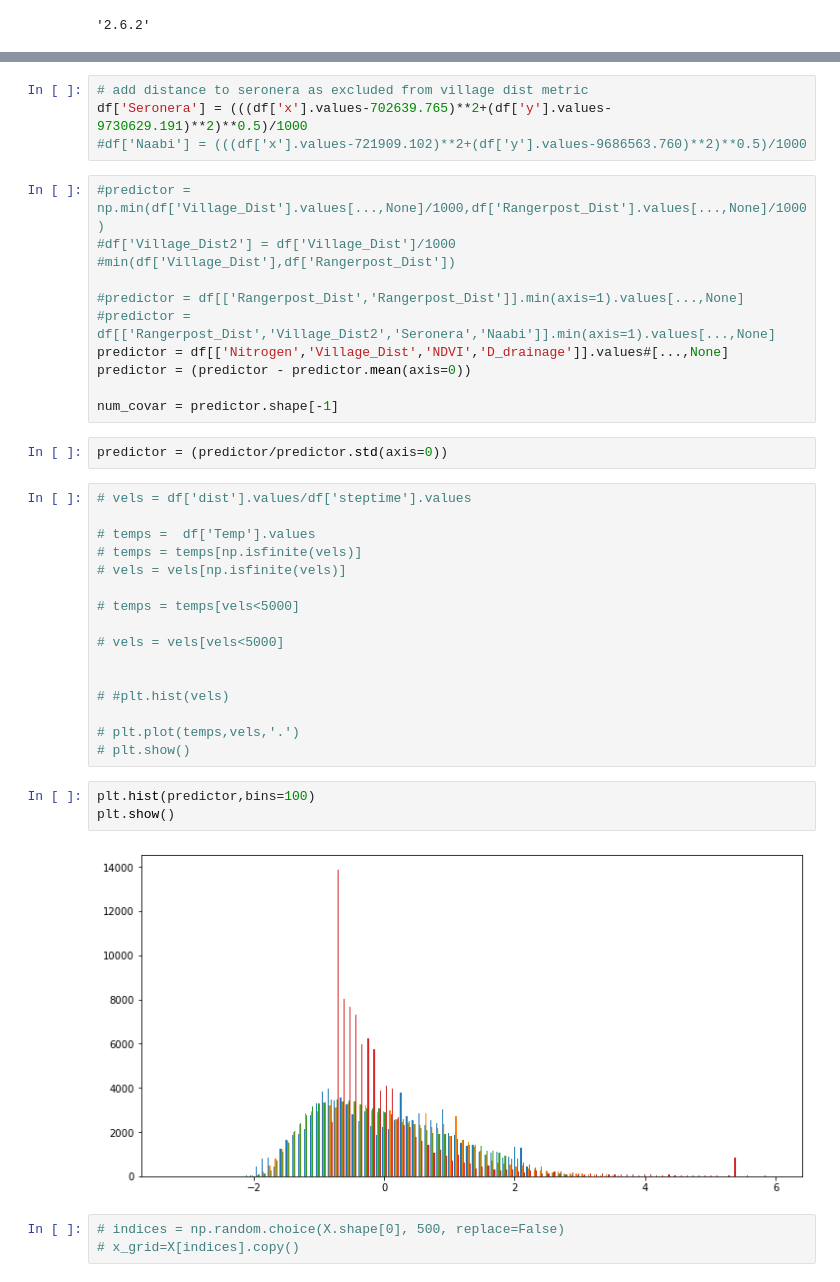
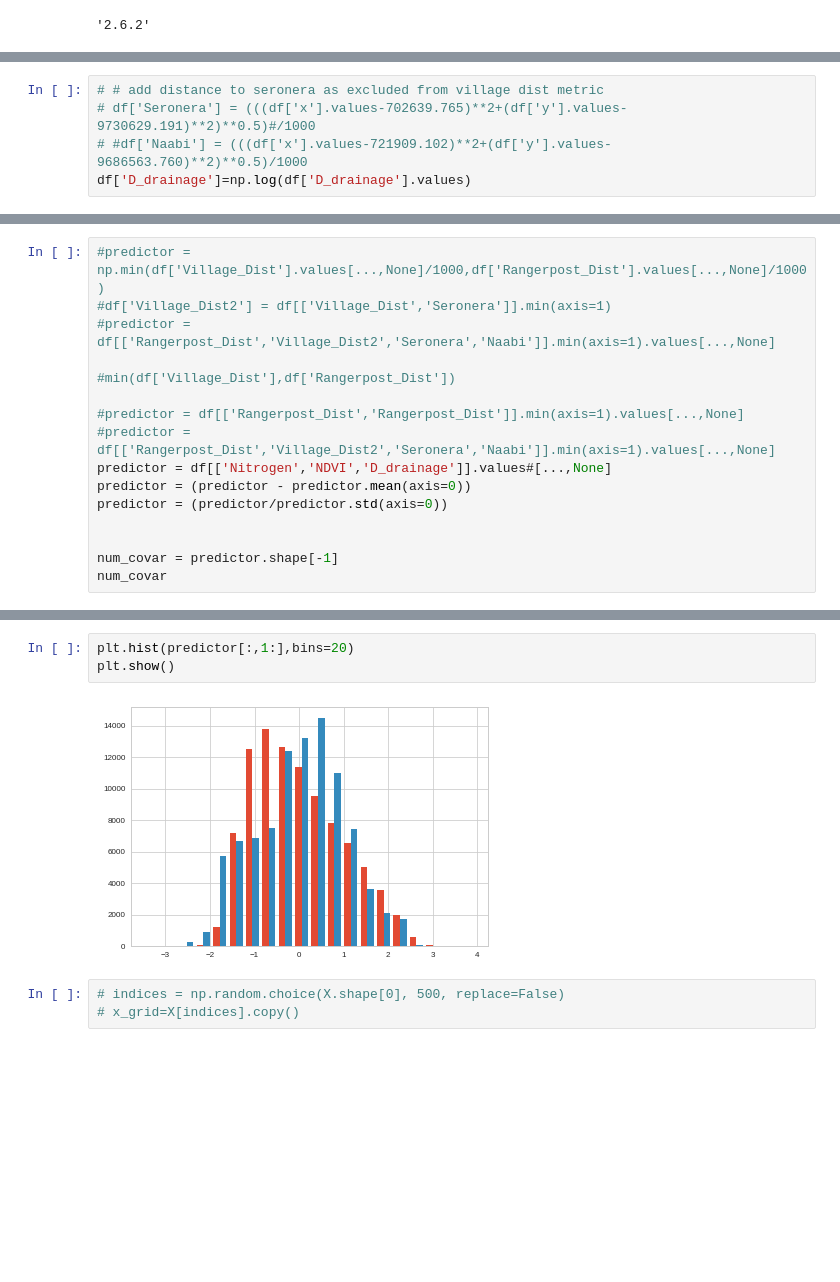
Before and after one commit to ctorney/gp-move-spatial-vi, a Jupyter notebook: serengeti_inference/inference-predictors.ipynb, the cells around one changed output, grey strips where cells are left out. Saved outputs shown, nothing was run; the diff lists cells and outputs as text; blank space fills up the shorter version.

```diff
--- a/serengeti_inference/inference-predictors.ipynb
+++ b/serengeti_inference/inference-predictors.ipynb
@@ -157,0 +247,5 @@ num_inducing_points_
+# %%
+# # add distance to seronera as excluded from village dist metric
+# df['Seronera'] = (((df['x'].values-702639.765)**2+(df['y'].values-9730629.191)**2)**0.5)#/1000
+# #df['Naabi'] = (((df['x'].values-721909.102)**2+(df['y'].values-9686563.760)**2)**0.5)/1000
+df['D_drainage']=np.log(df['D_drainage'].values)
@@ -157,0 +254,16 @@ num_inducing_points_
+# %%
+#predictor = np.min(df['Village_Dist'].values[...,None]/1000,df['Rangerpost_Dist'].values[...,None]/1000)
+#df['Village_Dist2'] = df[['Village_Dist','Seronera']].min(axis=1)
+#predictor = df[['Rangerpost_Dist','Village_Dist2','Seronera','Naabi']].min(axis=1).values[...,None]
+
+#min(df['Village_Dist'],df['Rangerpost_Dist'])
+
+#predictor = df[['Rangerpost_Dist','Rangerpost_Dist']].min(axis=1).values[...,None]
+#predictor = df[['Rangerpost_Dist','Village_Dist2','Seronera','Naabi']].min(axis=1).values[...,None]
+predictor = df[['Nitrogen','NDVI','D_drainage']].values#[...,None]
+predictor = (predictor - predictor.mean(axis=0))
+predictor = (predictor/predictor.std(axis=0))
+
+
+num_covar = predictor.shape[-1]
+num_covar
@@ -174,41 +276,8 @@ df
-# %%
-# add distance to seronera as excluded from village dist metric
-df['Seronera'] = (((df['x'].values-702639.765)**2+(df['y'].values-9730629.191)**2)**0.5)/1000
-#df['Naabi'] = (((df['x'].values-721909.102)**2+(df['y'].values-9686563.760)**2)**0.5)/1000
-# %%
-#predictor = np.min(df['Village_Dist'].values[...,None]/1000,df['Rangerpost_Dist'].values[...,None]/1000)
-#df['Village_Dist2'] = df['Village_Dist']/1000
-#min(df['Village_Dist'],df['Rangerpost_Dist'])
-
-#predictor = df[['Rangerpost_Dist','Rangerpost_Dist']].min(axis=1).values[...,None]
-#predictor = df[['Rangerpost_Dist','Village_Dist2','Seronera','Naabi']].min(axis=1).values[...,None]
-predictor = df[['Nitrogen','Village_Dist','NDVI','D_drainage']].values#[...,None]
-predictor = (predictor - predictor.mean(axis=0))
-
-num_covar = predictor.shape[-1]
-# %%
-predictor = (predictor/predictor.std(axis=0))
-# %%
-# vels = df['dist'].values/df['steptime'].values
-
-# temps =  df['Temp'].values
-# temps = temps[np.isfinite(vels)]
-# vels = vels[np.isfinite(vels)]
-
-# temps = temps[vels<5000]
-
-# vels = vels[vels<5000]
-
-
-# #plt.hist(vels)
-
-# plt.plot(temps,vels,'.')
-# plt.show()
 # %%
-plt.hist(predictor,bins=100)
+plt.hist(predictor[:,1:],bins=20)
 plt.show()
 # %% [output]
-[figure, old version]
+[figure, new version]
 # %%
 # indices = np.random.choice(X.shape[0], 500, replace=False)
 # x_grid=X[indices].copy()
```
Also changed, not shown: parts of 62 cells of this notebook.
